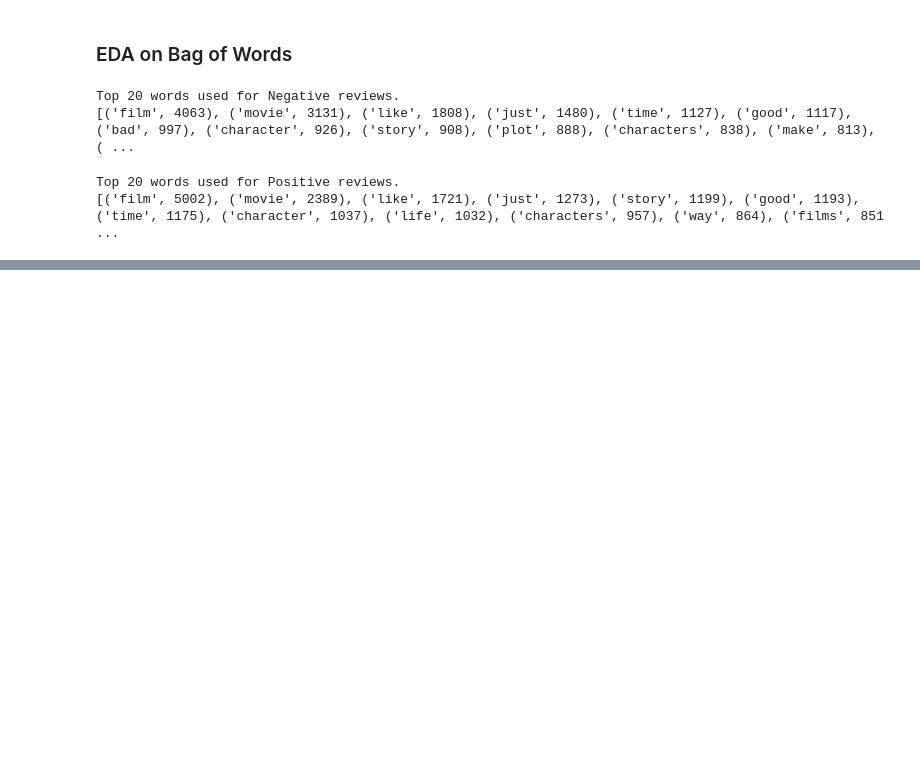
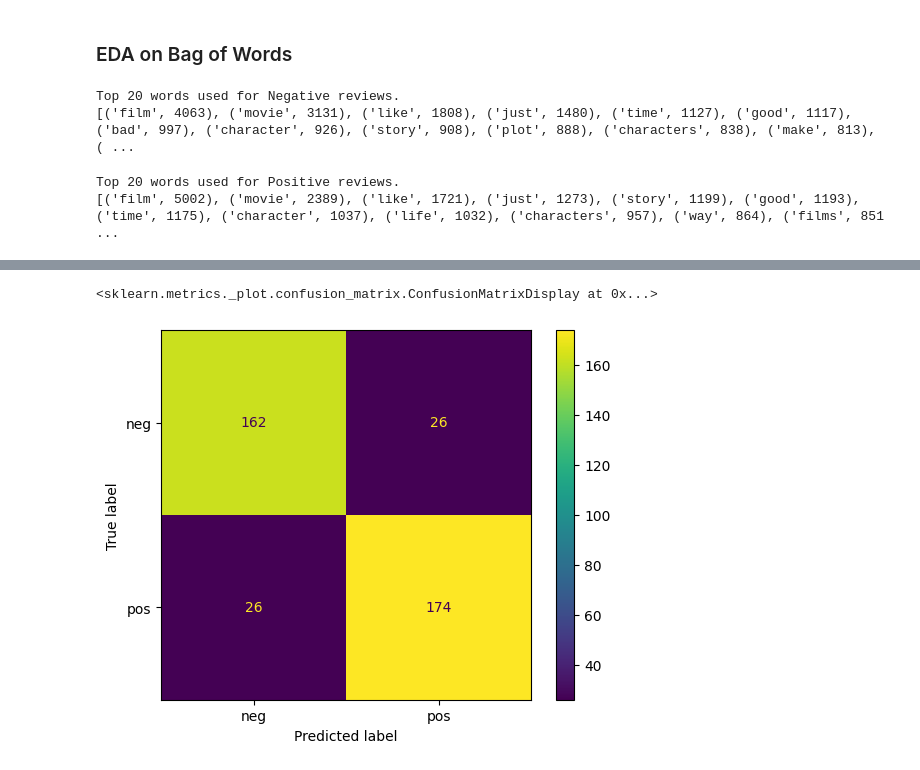
Before and after one commit to anishkumar63588/Text-Classification-Project, a Jupyter notebook: main.ipynb, the cells around one changed output, grey strips where cells are left out. Drawn from its saved outputs; the diff is of its cells as text; code cells hidden in the pictures; blank space fills up the shorter version.

Commit message:
created the model

```diff
--- a/main.ipynb
+++ b/main.ipynb
@@ -168,0 +188,7 @@ X_train, X_test, y_train, y_test = train_test_split(X, y, test_size=0.2, random_
+# %%
+# Create a machine learning pipeline with TF-IDF vectorizer and Linear SVM classifier
+pipe = Pipeline([('tfidf', TfidfVectorizer()),('svc', LinearSVC()),])
+# %%
+# Train the pipeline model on the training data
+
+pipe.fit(X_train, y_train)
@@ -168,0 +218,7 @@ X_train, X_test, y_train, y_test = train_test_split(X, y, test_size=0.2, random_
+# %%
+# Display the confusion matrix to visualize true positives, false positives, etc.
+
+ConfusionMatrixDisplay.from_estimator(pipe, X_test, y_test)
+# %% [output]
+<sklearn.metrics._plot.confusion_matrix.ConfusionMatrixDisplay at 0x...>
+[figure, added]
```
Also changed, not shown: parts of 13 cells of this notebook.
